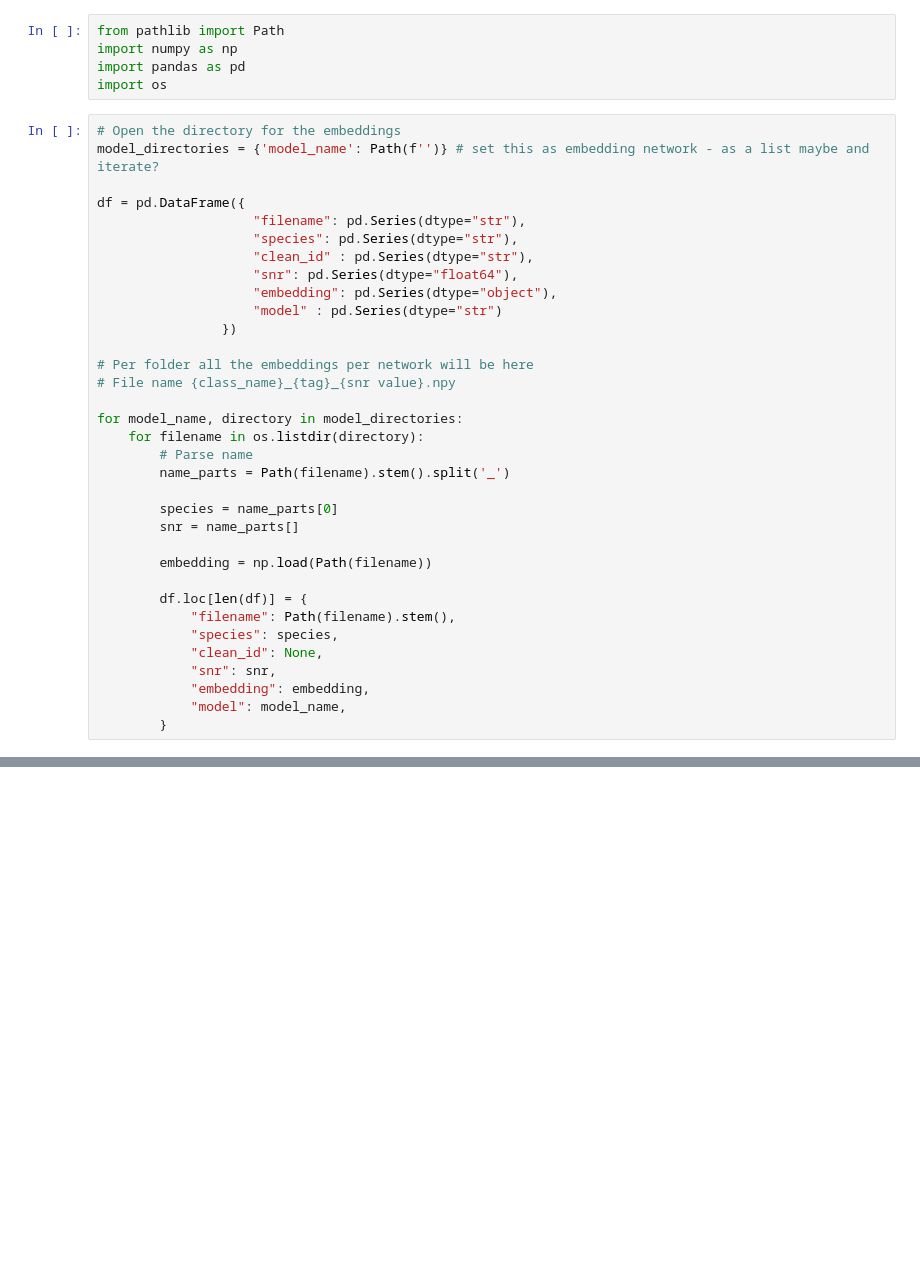
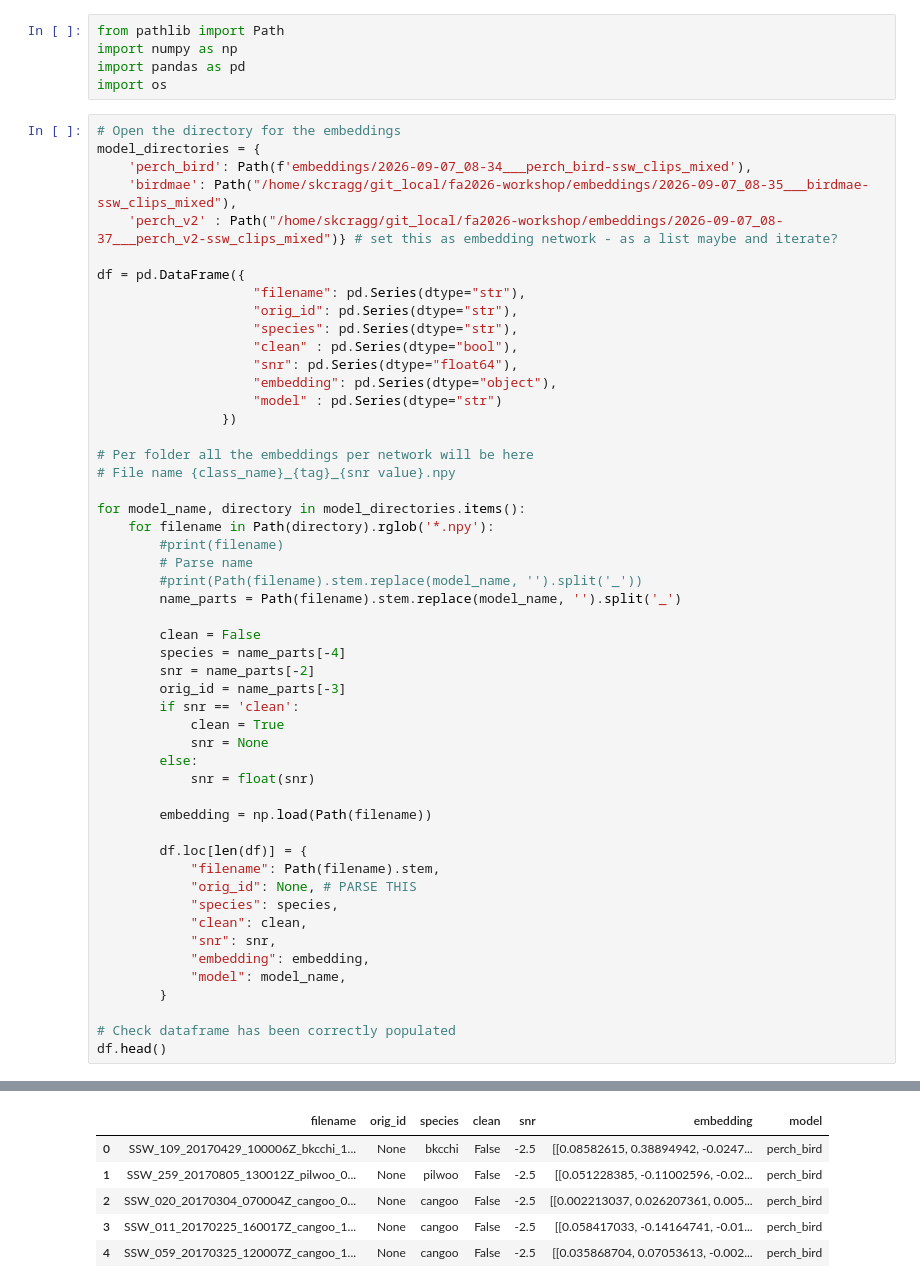
Before and after one commit to plechowicz/fa2026-workshop, a Jupyter notebook: analyse_embeddings.ipynb, the cells around one changed output, grey strips where cells are left out. Saved outputs shown, nothing was run; the diff lists cells and outputs as text; blank space fills up the shorter version.

```diff
--- a/analyse_embeddings.ipynb
+++ b/analyse_embeddings.ipynb
@@ -5,12 +5,16 @@ import pandas as pd
 import os
 # %%
 # Open the directory for the embeddings
-model_directories = {'model_name': Path(f'')} # set this as embedding network - as a list maybe and iterate?
+model_directories = {
+    'perch_bird': Path(f'embeddings/2026-09-07_08-34___perch_bird-ssw_clips_mixed'),
+    'birdmae': Path("/home/skcragg/git_local/fa2026-workshop/embeddings/2026-09-07_08-35___birdmae-ssw_clips_mixed"),
+    'perch_v2' : Path("/home/skcragg/git_local/fa2026-workshop/embeddings/2026-09-07_08-37___perch_v2-ssw_clips_mixed")} # set this as embedding network - as a list maybe and iterate?
 
 df = pd.DataFrame({
                     "filename": pd.Series(dtype="str"),
+                    "orig_id": pd.Series(dtype="str"),
                     "species": pd.Series(dtype="str"),
-                    "clean_id" : pd.Series(dtype="str"),
+                    "clean" : pd.Series(dtype="bool"),
                     "snr": pd.Series(dtype="float64"),
                     "embedding": pd.Series(dtype="object"),
                     "model" : pd.Series(dtype="str")
@@ -19,21 +23,35 @@ df = pd.DataFrame({
 # Per folder all the embeddings per network will be here
 # File name {class_name}_{tag}_{snr value}.npy
 
-for model_name, directory in model_directories:
-    for filename in os.listdir(directory):
+for model_name, directory in model_directories.items():
+    for filename in Path(directory).rglob('*.npy'):
+        #print(filename)
         # Parse name
-        name_parts = Path(filename).stem().split('_')
+        #print(Path(filename).stem.replace(model_name, '').split('_'))
+        name_parts = Path(filename).stem.replace(model_name, '').split('_')
 
-        species = name_parts[0]
-        snr = name_parts[]
+        clean = False
+        species = name_parts[-4]
+        snr = name_parts[-2]
+        orig_id = name_parts[-3]
+        if snr == 'clean':
+            clean = True
+            snr = None
+        else:
+            snr = float(snr)
 
         embedding = np.load(Path(filename))
 
         df.loc[len(df)] = {
-            "filename": Path(filename).stem(),
+            "filename": Path(filename).stem,
+            "orig_id": None, # PARSE THIS
             "species": species,
-            "clean_id": None,
+            "clean": clean,
             "snr": snr,
             "embedding": embedding,
             "model": model_name,
         }
+
+# Check dataframe has been correctly populated
+df.head()
+# %% [output]
@@ -40 +75,7 @@ for model_name, directory in model_directories:
+|  | filename | orig_id | species | clean | snr | embedding | model |
+| 0 | SSW_109_20170429_100006Z_bkcchi_1... | None | bkcchi | False | -2.5 | [[0.08582615, 0.38894942, -0.0247... | perch_bird |
+| 1 | SSW_259_20170805_130012Z_pilwoo_0... | None | pilwoo | False | -2.5 | [[0.051228385, -0.11002596, -0.02... | perch_bird |
+| 2 | SSW_020_20170304_070004Z_cangoo_0... | None | cangoo | False | -2.5 | [[0.002213037, 0.026207361, 0.005... | perch_bird |
+| 3 | SSW_011_20170225_160017Z_cangoo_1... | None | cangoo | False | -2.5 | [[0.058417033, -0.14164741, -0.01... | perch_bird |
+| 4 | SSW_059_20170325_120007Z_cangoo_1... | None | cangoo | False | -2.5 | [[0.035868704, 0.07053613, -0.002... | perch_bird |
 # %%
```
Also changed, not shown: parts of 3 cells of this notebook, 2 other files.
